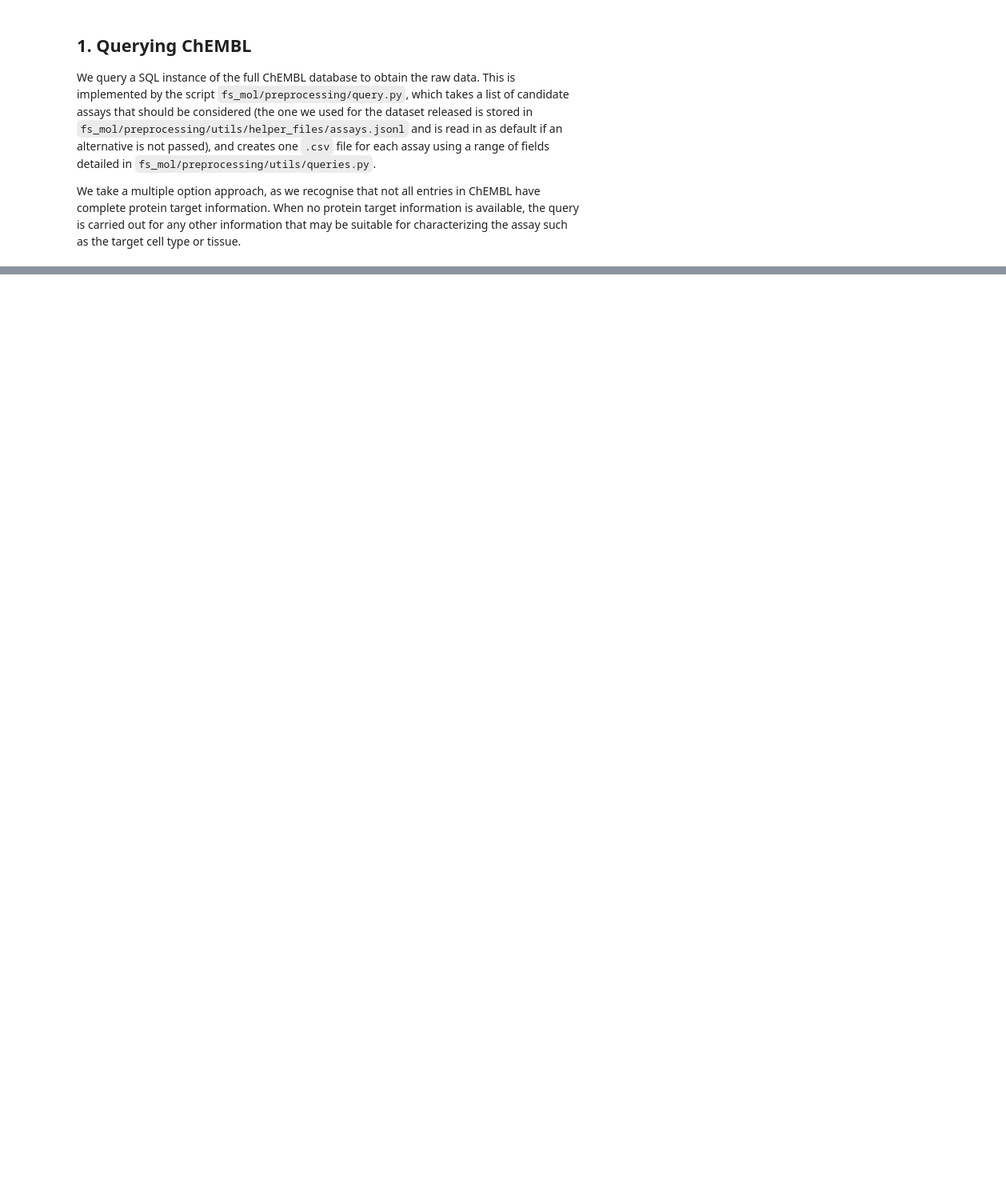
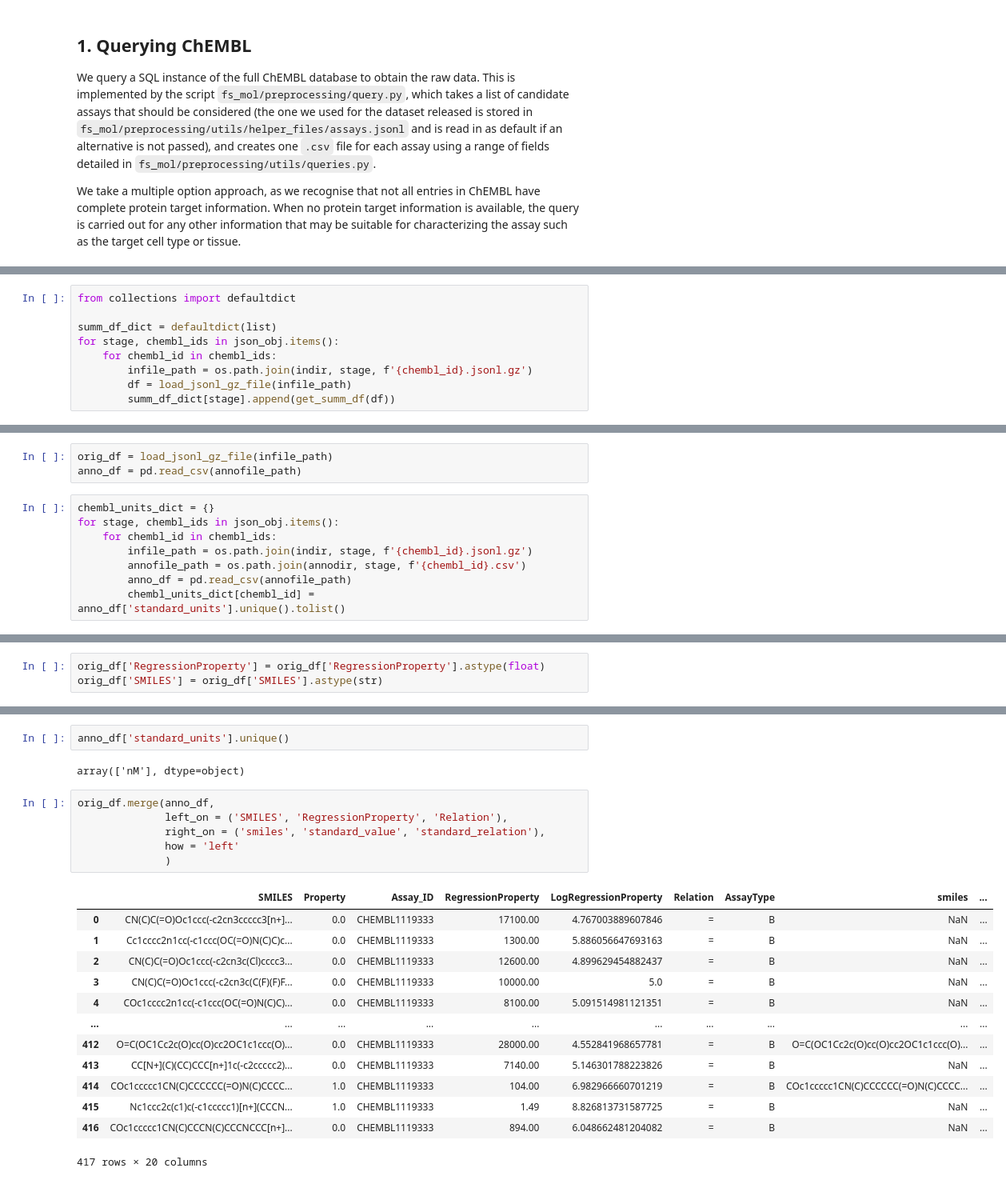
Before and after one commit to hojae-m-choi/FS-Mol, a Jupyter notebook: notebooks/ExtractDataset.ipynb, the cells around one changed output, grey strips where cells are left out. Shown at 80% size. Saved outputs shown, nothing was run; the diff lists cells and outputs as text; blank space fills up the shorter version.

```diff
--- a/notebooks/ExtractDataset.ipynb
+++ b/notebooks/ExtractDataset.ipynb
@@ -107,0 +287,9 @@ Reading config from /home/hojaechoi/work/FS-Mol/fs_mol/preprocessing/utils/confi
+# %%
+from collections import defaultdict
+
+summ_df_dict = defaultdict(list)
+for stage, chembl_ids in json_obj.items():
+    for chembl_id in chembl_ids:
+        infile_path = os.path.join(indir, stage, f'{chembl_id}.jsonl.gz')
+        df = load_jsonl_gz_file(infile_path)
+        summ_df_dict[stage].append(get_summ_df(df))
@@ -107,0 +303,11 @@ Reading config from /home/hojaechoi/work/FS-Mol/fs_mol/preprocessing/utils/confi
+# %%
+orig_df = load_jsonl_gz_file(infile_path)
+anno_df = pd.read_csv(annofile_path)
+# %%
+chembl_units_dict = {}
+for stage, chembl_ids in json_obj.items():
+    for chembl_id in chembl_ids:
+        infile_path = os.path.join(indir, stage, f'{chembl_id}.jsonl.gz')
+        annofile_path = os.path.join(annodir, stage, f'{chembl_id}.csv')
+        anno_df = pd.read_csv(annofile_path)
+        chembl_units_dict[chembl_id] = anno_df['standard_units'].unique().tolist()
@@ -107,0 +322,3 @@ Reading config from /home/hojaechoi/work/FS-Mol/fs_mol/preprocessing/utils/confi
+# %%
+orig_df['RegressionProperty'] = orig_df['RegressionProperty'].astype(float)
+orig_df['SMILES'] = orig_df['SMILES'].astype(str)
@@ -107,0 +353,24 @@ Reading config from /home/hojaechoi/work/FS-Mol/fs_mol/preprocessing/utils/confi
+# %%
+anno_df['standard_units'].unique()
+# %% [output]
+array(['nM'], dtype=object)
+# %%
+orig_df.merge(anno_df,
+              left_on = ('SMILES', 'RegressionProperty', 'Relation'),
+              right_on = ('smiles', 'standard_value', 'standard_relation'),
+              how = 'left'
+              )
+# %% [output]
+|  | SMILES | Property | Assay_ID | RegressionProperty | LogRegressionProperty | Relation | AssayType | smiles | ... |
+| 0 | CN(C)C(=O)Oc1ccc(-c2cn3ccccc3[n+]... | 0.0 | CHEMBL1119333 | 17100.00 | 4.767003889607846 | = | B | NaN | ... |
+| 1 | Cc1cccc2n1cc(-c1ccc(OC(=O)N(C)C)c... | 0.0 | CHEMBL1119333 | 1300.00 | 5.886056647693163 | = | B | NaN | ... |
+| 2 | CN(C)C(=O)Oc1ccc(-c2cn3c(Cl)cccc3... | 0.0 | CHEMBL1119333 | 12600.00 | 4.899629454882437 | = | B | NaN | ... |
+| 3 | CN(C)C(=O)Oc1ccc(-c2cn3c(C(F)(F)F... | 0.0 | CHEMBL1119333 | 10000.00 | 5.0 | = | B | NaN | ... |
+| 4 | COc1cccc2n1cc(-c1ccc(OC(=O)N(C)C)... | 0.0 | CHEMBL1119333 | 8100.00 | 5.091514981121351 | = | B | NaN | ... |
+| ... | ... | ... | ... | ... | ... | ... | ... | ... | ... |
+| 412 | O=C(OC1Cc2c(O)cc(O)cc2OC1c1ccc(O)... | 0.0 | CHEMBL1119333 | 28000.00 | 4.552841968657781 | = | B | O=C(OC1Cc2c(O)cc(O)cc2OC1c1ccc(O)... | ... |
+| 413 | CC[N+](C)(CC)CCC[n+]1c(-c2ccccc2)... | 0.0 | CHEMBL1119333 | 7140.00 | 5.146301788223826 | = | B | NaN | ... |
+| 414 | COc1ccccc1CN(C)CCCCCC(=O)N(C)CCCC... | 1.0 | CHEMBL1119333 | 104.00 | 6.982966660701219 | = | B | COc1ccccc1CN(C)CCCCCC(=O)N(C)CCCC... | ... |
+| 415 | Nc1ccc2c(c1)c(-c1ccccc1)[n+](CCCN... | 1.0 | CHEMBL1119333 | 1.49 | 8.826813731587725 | = | B | NaN | ... |
+| 416 | COc1ccccc1CN(C)CCCN(C)CCCNCCC[n+]... | 0.0 | CHEMBL1119333 | 894.00 | 6.048662481204082 | = | B | NaN | ... |
+417 rows × 20 columns
```
Also changed, not shown: parts of 28 cells of this notebook, 6 other files.
